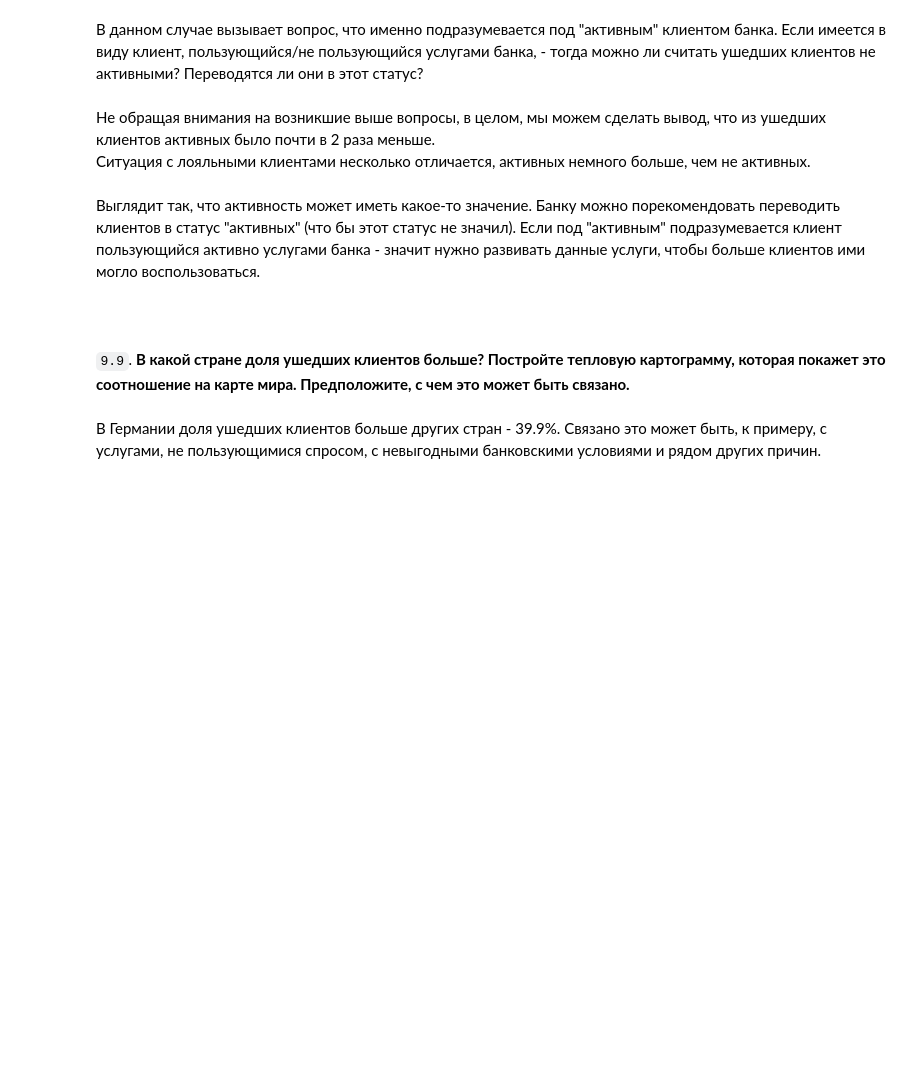
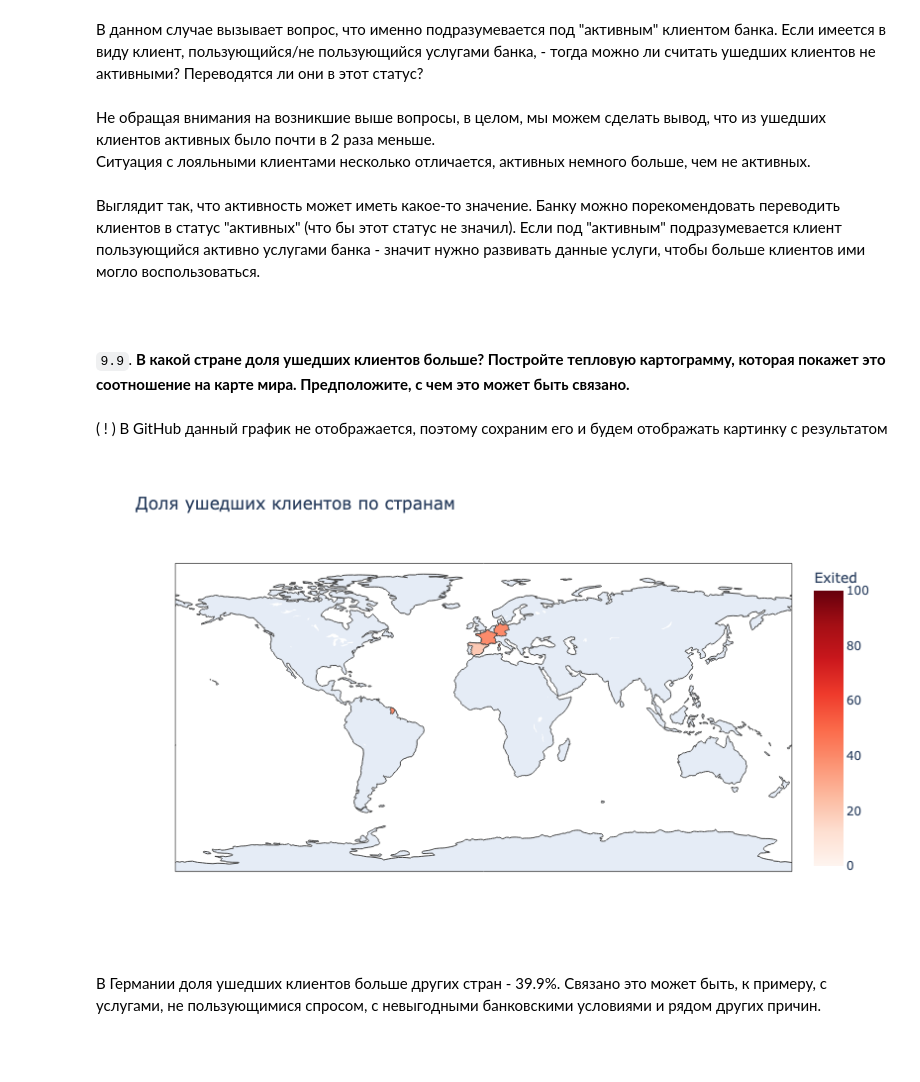
Before and after one commit to savspit/mipt_python_advanced2, a Jupyter notebook: homeworks/hw1/homework.ipynb, the cells around one changed output. Saved outputs shown, nothing was run; the diff lists cells and outputs as text; code cells hidden in the pictures; blank space fills up the shorter version.

```diff
--- a/homeworks/hw1/homework.ipynb
+++ b/homeworks/hw1/homework.ipynb
@@ -244,6 +244,13 @@ fig = px.choropleth(
     color_continuous_scale='Reds' #палитра цветов
 )
 fig.show()
+# %% [markdown]
+( ! ) В GitHub данный график не отображается, поэтому сохраним его и будем отображать картинку с результатом
+# %%
+from IPython.display import Image
+Image(filename='images/hw1_map.png')
+# %% [output]
+[figure, added]
 # %% [markdown]
 В Германии доля ушедших клиентов больше других стран - 39.9%. Связано это может быть, к примеру, с услугами, не пользующимися спросом, с невыгодными банковскими условиями и рядом других причин.
 <br><br><br>
```
Also changed, not shown: parts of 2 cells of this notebook, 1 other file.
